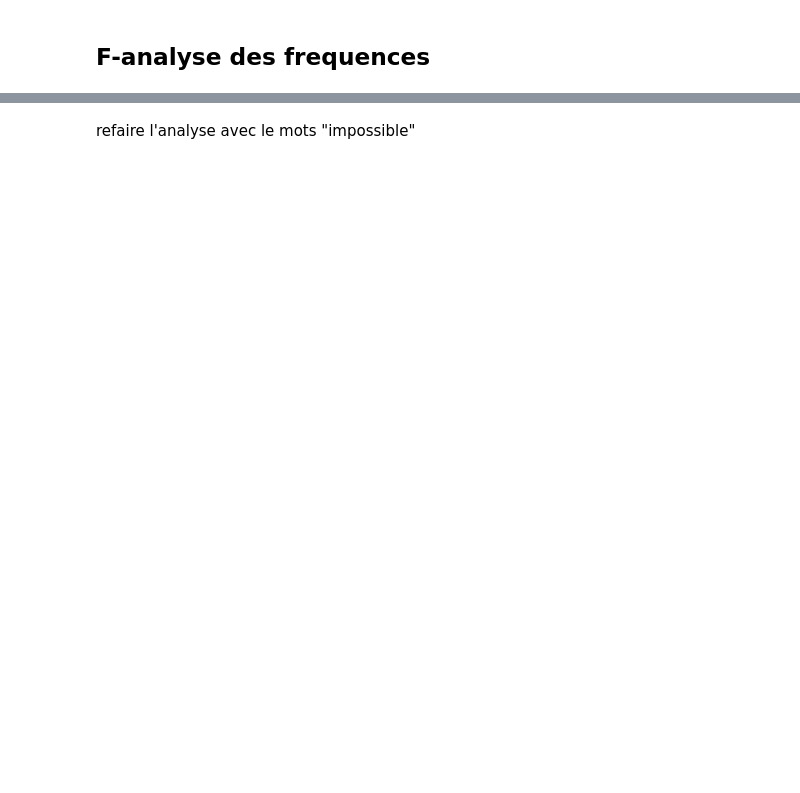
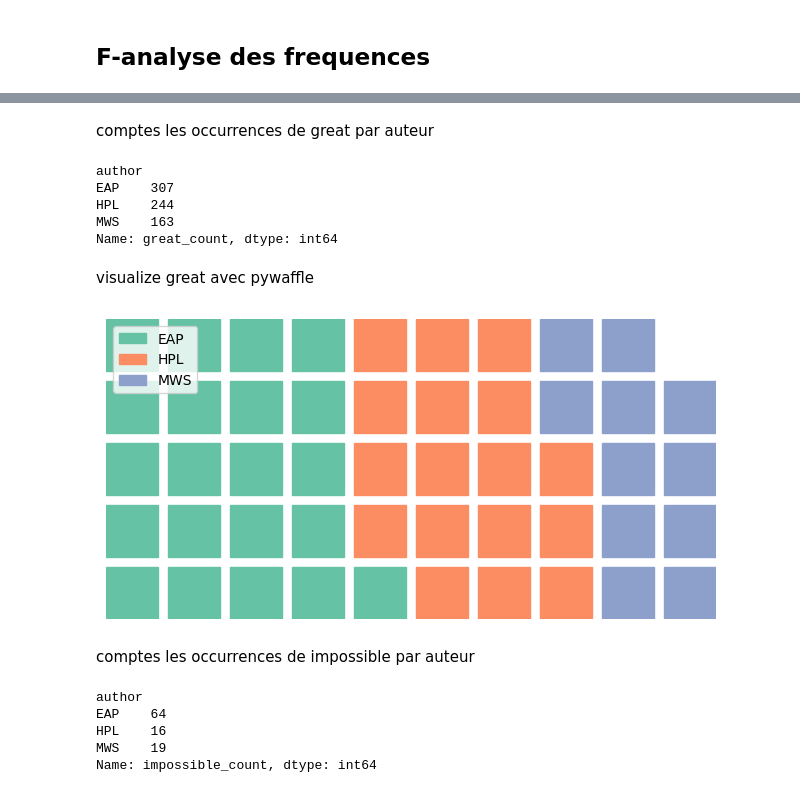
Before and after one commit to amaliahm/NLP_labs, a Jupyter notebook: Tp1/tp1.ipynb, the cells around one changed output, grey strips where cells are left out. Saved outputs shown, nothing was run; the diff lists cells and outputs as text; code cells hidden in the pictures; blank space fills up the shorter version.

```diff
--- a/Tp1/tp1.ipynb
+++ b/Tp1/tp1.ipynb
@@ -224,0 +285,3 @@ pour chaque phrase representait les entites nommees (ntlk/spacy)
+# %%
+nlp = spacy.load('en_core_web_sm')
+df['entities'] = df['text'].apply(lambda x: [(ent.text, ent.label_) for ent in nlp(x).ents])
@@ -224,0 +299,2 @@ pour chaque phrase representait les entites nommees (ntlk/spacy)
+# %%
+df['pos_tags'] = df['text'].apply(lambda x: [(token.text, token.pos_) for token in nlp(x)])
@@ -228,0 +314,6 @@ utiliser la lemmatisation/racinisation avec nltm
+# %%
+lemmatizer = WordNetLemmatizer()
+stemmer = PorterStemmer()
+
+df['lemmatized'] = df['text'].apply(lambda x: ' '.join([lemmatizer.lemmatize(word) for word in x.split()]))
+df['stemmed'] = df['text'].apply(lambda x: ' '.join([stemmer.stem(word) for word in x.split()]))
@@ -235,2 +340,22 @@ utiliser pywaffle pour obtenir un graphique qui resume de maniere synthetique le
-# %% [markdown]
-refaire l'analyse avec le mots "impossible"
+# %% [markdown]
+comptes les occurrences de great par auteur
+# %%
+df['great_count'] = df['text'].apply(lambda x: x.count('great'))
+great_by_author = df.groupby('author')['great_count'].sum()
+# %%
+great_by_author
+# %% [output]
+author
+EAP    307
+HPL    244
+MWS    163
+Name: great_count, dtype: int64
+# %% [markdown]
+visualize great avec pywaffle
+# %%
+plt.figure(FigureClass=Waffle, rows=5, columns=10, values=great_by_author.to_dict(), legend={'loc': 'upper left'})
+plt.show()
+# %% [output]
+[figure, added]
+# %% [markdown]
+comptes les occurrences de impossible par auteur
@@ -236,0 +365,8 @@ refaire l'analyse avec le mots "impossible"
+# %%
+impossible_by_author
+# %% [output]
+author
+EAP    64
+HPL    16
+MWS    19
+Name: impossible_count, dtype: int64
```
Also changed, not shown: parts of 69 cells of this notebook, 1 other file.
